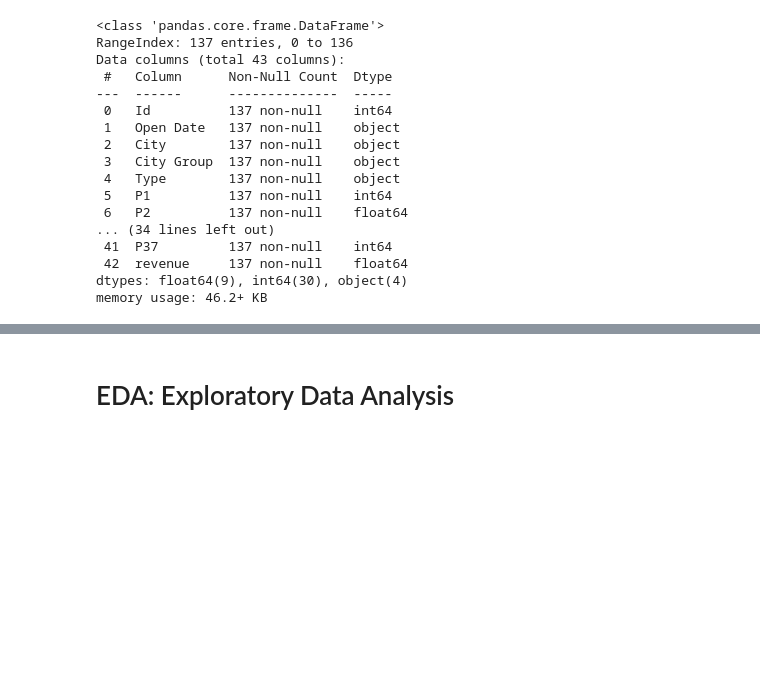
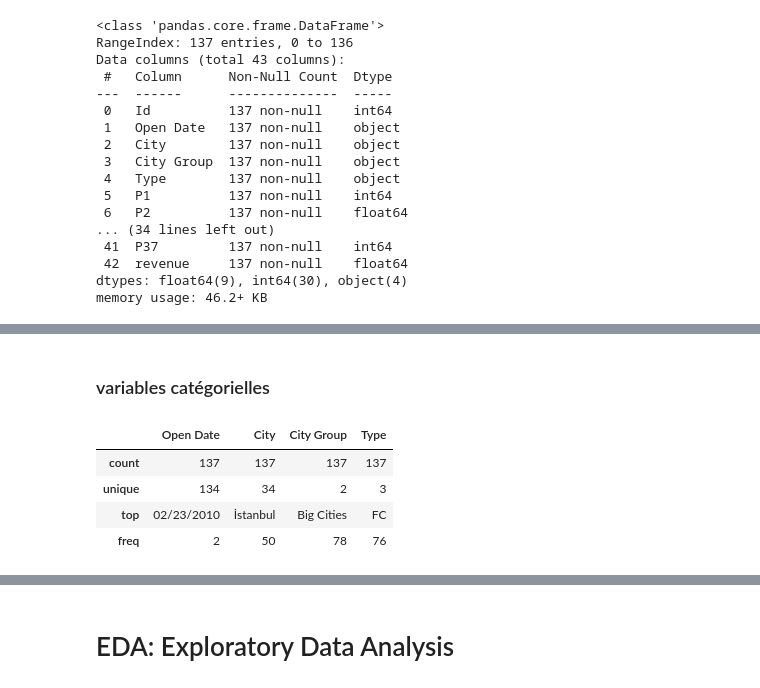
Before and after one commit to BlackRock2308/mlops-project-dic3, a Jupyter notebook: notebooks/restaurant_prediction_001.ipynb, the cells around one changed output, grey strips where cells are left out. Saved outputs shown, nothing was run; the diff lists cells and outputs as text; code cells hidden in the pictures; blank space fills up the shorter version.

```diff
--- a/notebooks/restaurant_prediction_001.ipynb
+++ b/notebooks/restaurant_prediction_001.ipynb
@@ -214,0 +222,10 @@ data.describe(include="all")
+# %% [markdown]
+### variables catégorielles
+# %%
+data.describe(include="object")
+# %% [output]
+|  | Open Date | City | City Group | Type |
+| count | 137 | 137 | 137 | 137 |
+| unique | 134 | 34 | 2 | 3 |
+| top | 02/23/2010 | İstanbul | Big Cities | FC |
+| freq | 2 | 50 | 78 | 76 |
```
Also changed, not shown: parts of 9 cells of this notebook, 1 other file.
